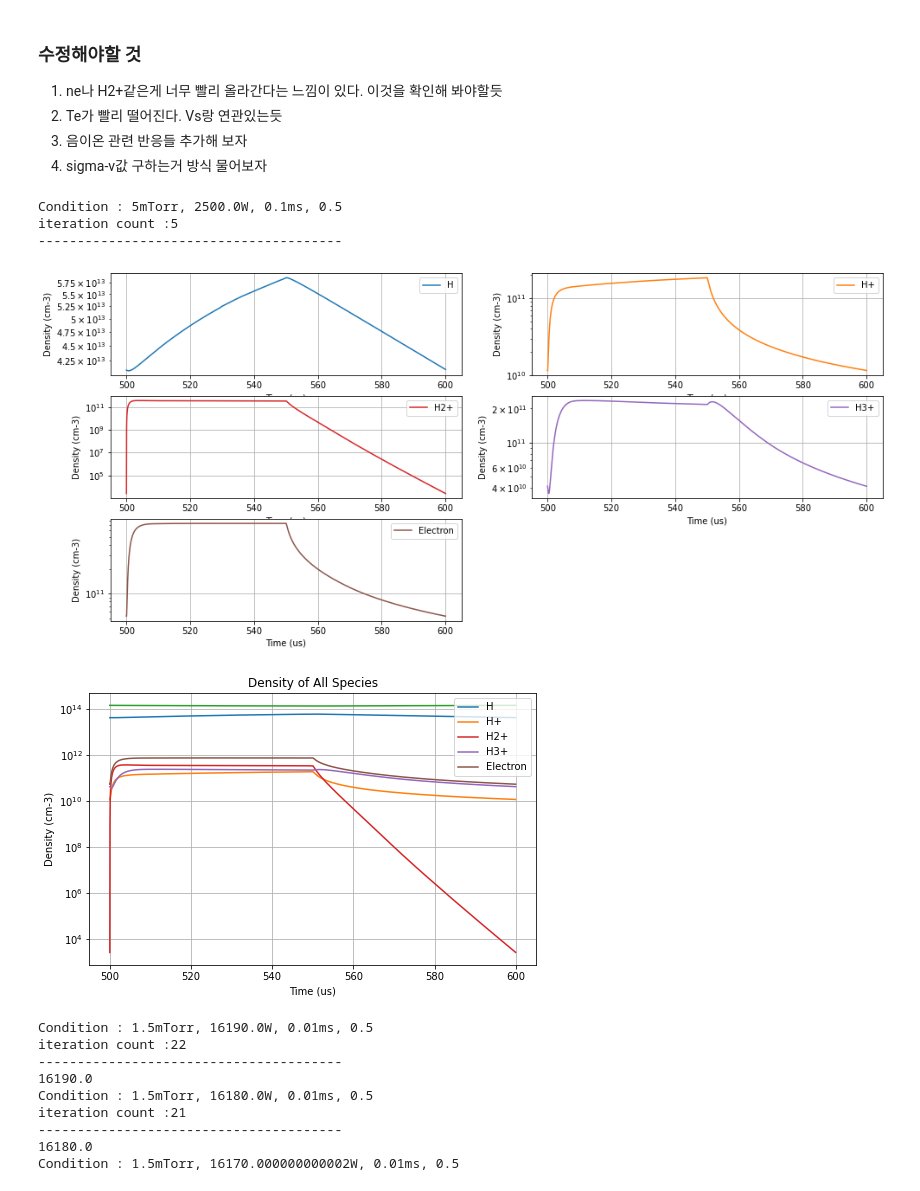
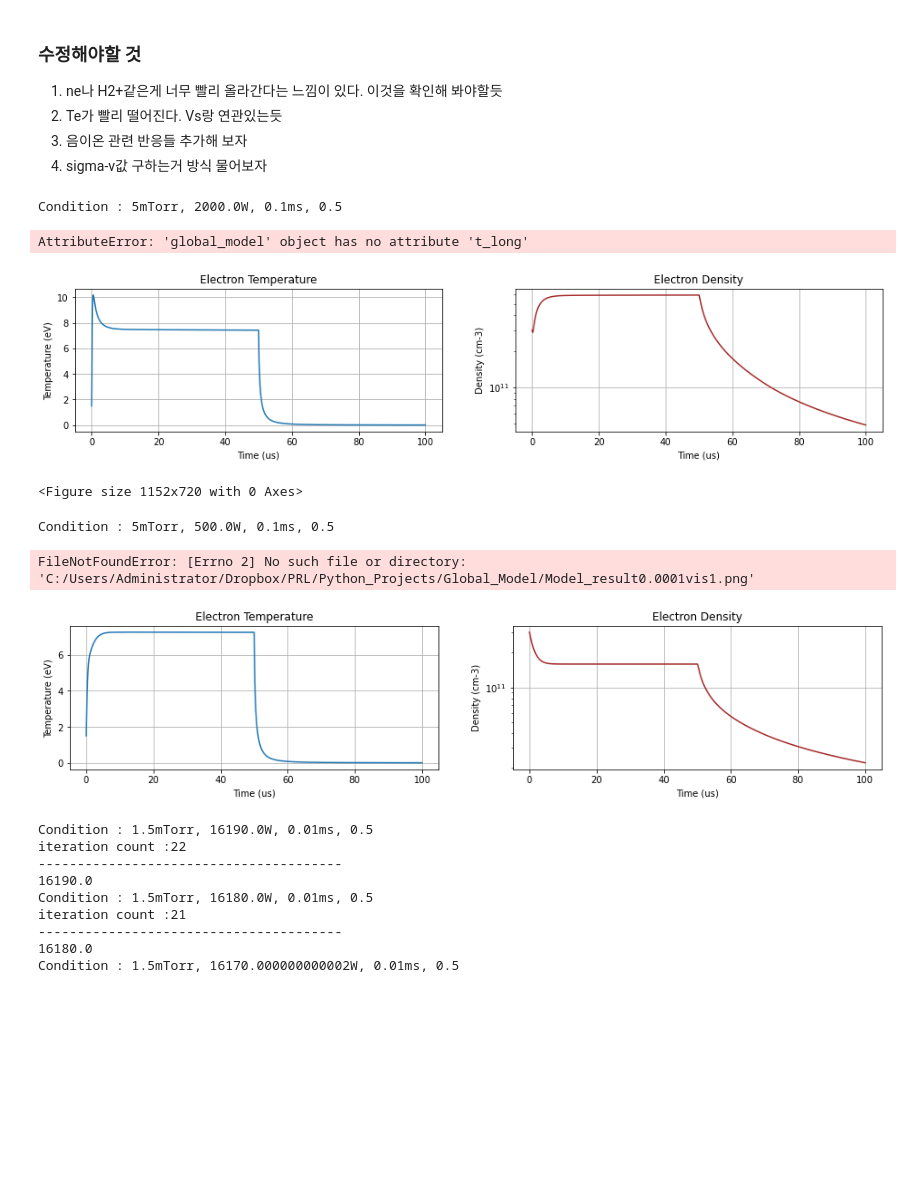
Before and after one commit to GUNU-GO/NUPLEX, a Jupyter notebook: Python_Projects/Global_Model/Global Model (Positive,Class).ipynb, the cells around one changed output. Saved outputs shown, nothing was run; the diff lists cells and outputs as text; code cells hidden in the pictures; blank space fills up the shorter version.

```diff
--- a/Python_Projects/Global_Model/Global Model (Positive,Class).ipynb
+++ b/Python_Projects/Global_Model/Global Model (Positive,Class).ipynb
@@ -8,7 +8,7 @@ from math import isclose
 
 #### Experimental Setup ####
 np.seterr(all='ignore')
-path = r'Model_result\\'
+path = 'C:/Users/Administrator/Dropbox/PRL/Python_Projects/Global_Model/Model_result'
 
 kB = 1.38e-23 #[J/K] [m2 kg K-1 s-2] Boltzmann constant
 kB1 = 8.617e-5 #[eV/K] Boltzmann constant
@@ -166,6 +166,7 @@ class global_model():
         self.H3p = ans1[:,4]
         self.ne = self.Hp + self.H2p + self.H3p
         self.H2 = self.ng-(0.5*(self.H+self.Hp)+self.H2p+1.5*self.H3p)
+
     #Iteration
     def iteration(self):
         self.iteration_number = 0
@@ -196,7 +197,7 @@ class global_model():
         self.data = np.vstack([self.H,self.Hp,self.H2p,self.H3p,self.ne,self.H2,self.T])
 
     #Visualization
-    def visualization1(self):
+    def visualization1(self,i):
         plt.figure(figsize=(16,16))
         Power_list = []
         for i in self.t:
@@ -219,7 +220,7 @@ class global_model():
         plt.title('Electron Density')
         plt.grid(True)
         plt.subplots_adjust(hspace = 0.5)
-        plt.savefig(path + 'vis1.png')
+        plt.savefig(path + str(i) + 'vis1.png')
         plt.show()
 
     def visualization2(self):
@@ -339,7 +340,7 @@ def DataCollecting(variable):
 # %%
 #### Control Variables ####
 p = 5 #[mTorr] Pressure
-input_power = 2500*6.241509e18 #[eV/s] Input Power
+input_power = 2000*6.241509e18 #[eV/s] Input Power
 duty = 0.5
 period = 1e-4
 time_resolution = 1e-8
@@ -352,21 +353,31 @@ period_list = np.array([1e-3,2e-3,4e-3,5e-3,7e-3,8e-3,9e-3,10e-3])
 # %%
 #### Test Calculation ####
 model1 = global_model(p,input_power, duty, period, time_resolution)
 try:
     model1.calculation()
-    #model1.visualization1()
+    model1.visualization1(1)
     model1.iteration()
 except BaseException:
     pass
-#model1.visualization2()
+model1.visualization2()
 model1.visualization3()
 #model1.data_process()
 # %% [output]
-Condition : 5mTorr, 2500.0W, 0.1ms, 0.5
-iteration count :5
----------------------------------------
+Condition : 5mTorr, 2000.0W, 0.1ms, 0.5
+AttributeError: 'global_model' object has no attribute 't_long'
-[figure, old version]
+[figure, new version]
-[figure, removed]
+<Figure size 1152x720 with 0 Axes>
+# %%
+for i in range(1,7):
+    input_power = 500*6.241509e18 #[eV/s] Input Power
+    models = [0,0,0,0,0,0,0]
+    models[i] = global_model(p, input_power*i, duty, period, time_resolution)
+    models[i].calculation()
+    models[i].visualization1(i)
+# %% [output]
+Condition : 5mTorr, 500.0W, 0.1ms, 0.5
+FileNotFoundError: [Errno 2] No such file or directory: 'C:/Users/Administrator/Dropbox/PRL/Python_Projects/Global_Model/Model_result0.0001vis1.png'
+[figure, added]
 # %%
 #### Calcultation & Data collection ####
 variable = input('Please select variables you want to change\n')
```
Also changed, not shown: parts of 1 cell of this notebook, 20 other files.
